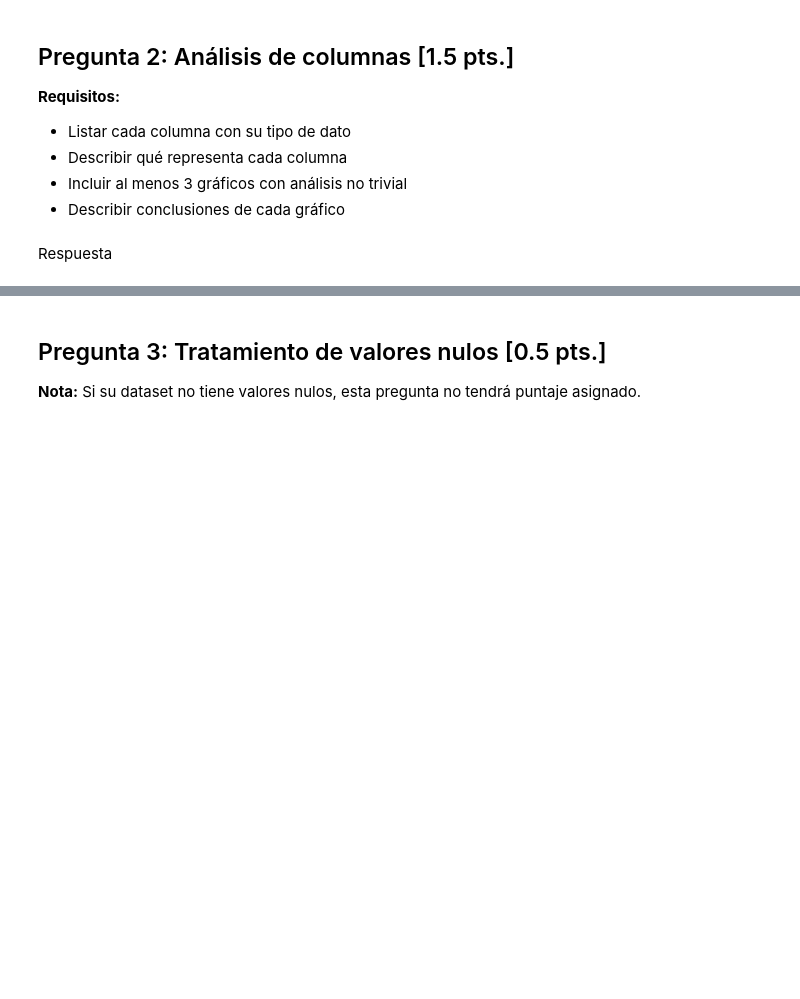
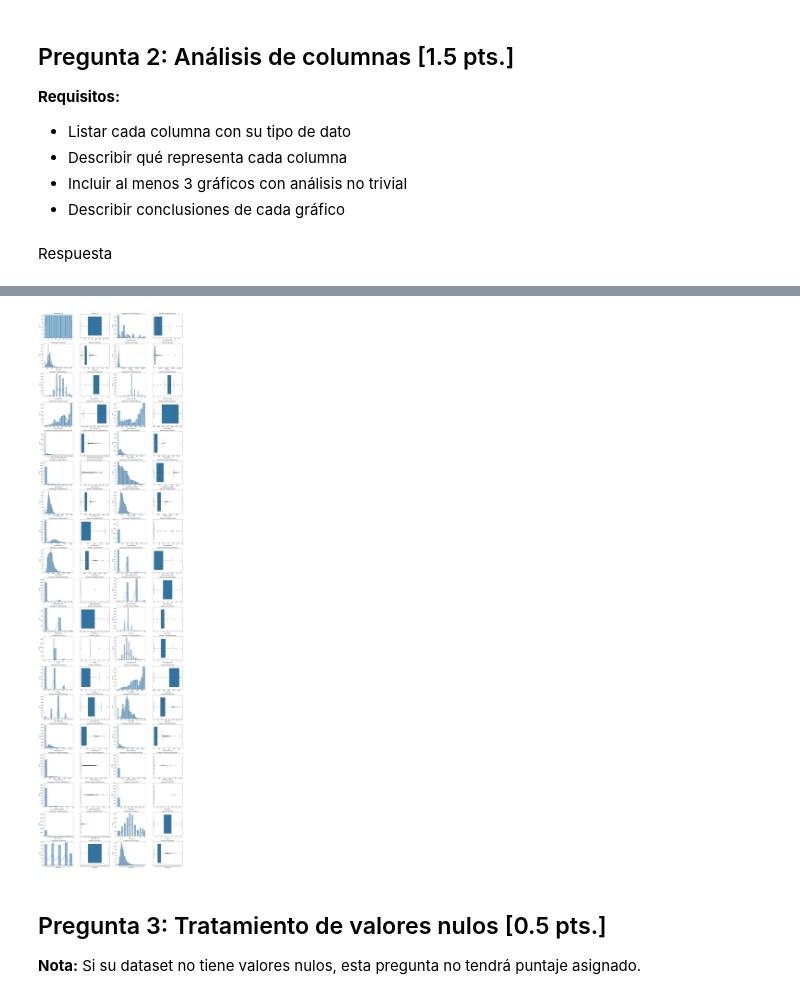
Before and after one commit to fperezcanales/house-prices-advanced-regression-techniques, a Jupyter notebook: Base Evaluación Práctica 1.ipynb, the cells around one changed output, grey strips where cells are left out. Saved outputs shown, nothing was run; the diff lists cells and outputs as text; code cells hidden in the pictures; blank space fills up the shorter version.

```diff
--- a/Base Evaluación Práctica 1.ipynb
+++ b/Base Evaluación Práctica 1.ipynb
@@ -250,3 +261,33 @@ Index(['Id', 'ClaseConstruccion', 'Zonificacion', 'FrenteLote', 'AreaLote',
+# %%
+
+# Seleccionar columnas numéricas
+num_cols = df.select_dtypes(include=['int64', 'float64']).columns.tolist()
+
+# Configurar la cantidad de subplots (cada columna tendrá histograma y boxplot)
+n_cols = 4
+n_rows = int(np.ceil(len(num_cols) * 2 / n_cols))  # 2 gráficos por columna
+
+# Crear figura y ejes
+fig, axes = plt.subplots(n_rows, n_cols, figsize=(20, n_rows * 4))
+axes = axes.flatten()
+
+for i, col in enumerate(num_cols):
+    # Histograma
+    sns.histplot(df[col].dropna(), kde=True, ax=axes[2*i])
+    axes[2*i].set_title(f'Histograma: {col}')
+
+    # Boxplot
+    sns.boxplot(x=df[col].dropna(), ax=axes[2*i + 1])
+    axes[2*i + 1].set_title(f'Boxplot: {col}')
+
+# Eliminar ejes vacíos
+for j in range(2*len(num_cols), len(axes)):
+    fig.delaxes(axes[j])
+
+plt.tight_layout()
+plt.show()
+# %% [output]
+[figure, added]
 # %% [markdown]
 ## Pregunta 3: Tratamiento de valores nulos [0.5 pts.]
 
```
Also changed, not shown: parts of 17 cells of this notebook.
